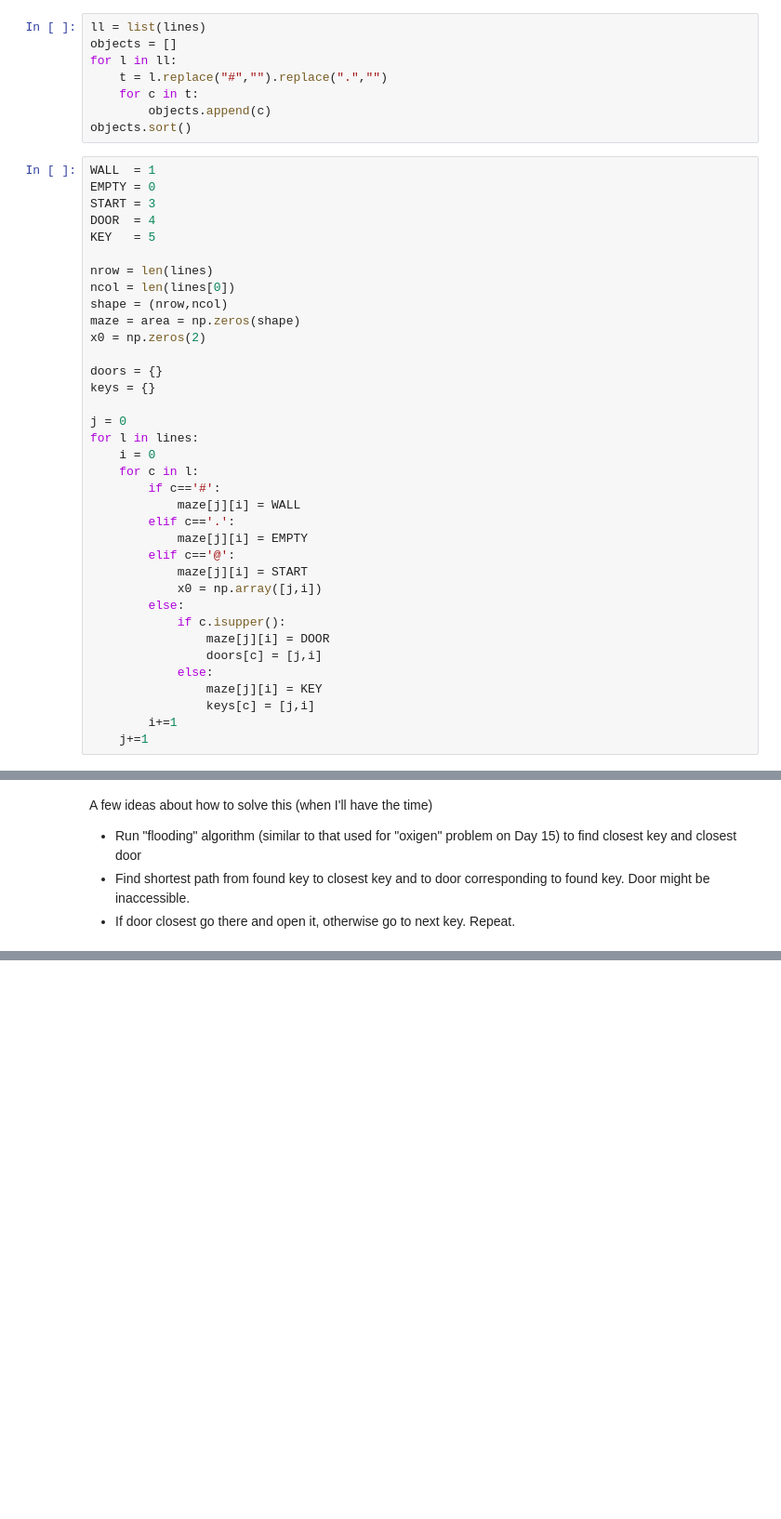
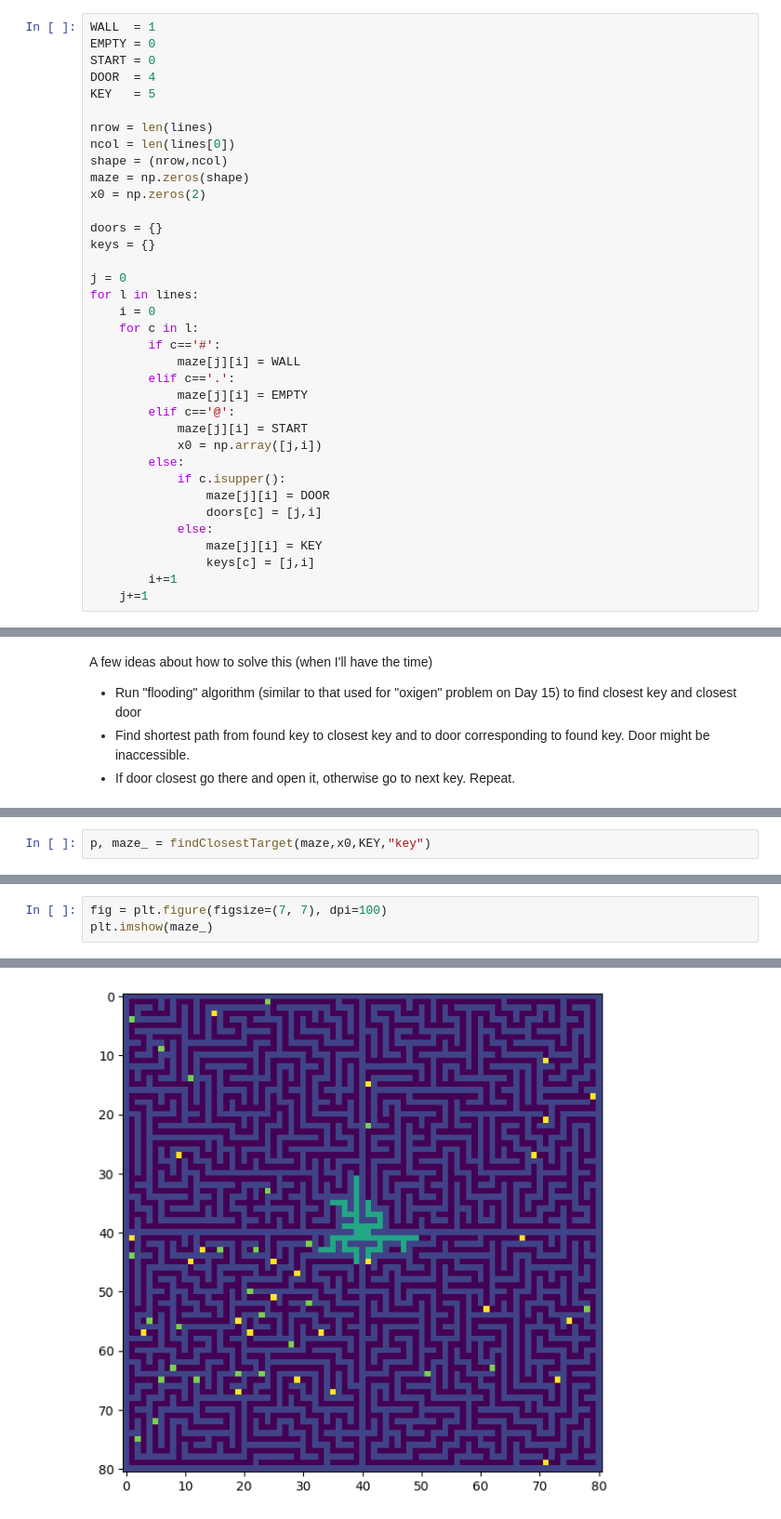
Before and after one commit to marcodelmastro/AdventOfCode2019, a Jupyter notebook: Day 18.ipynb, the cells around one changed output, grey strips where cells are left out. Shown: that part at 93% size. Saved outputs shown, nothing was run; the diff lists cells and outputs as text; blank space fills up the shorter version.

```diff
--- a/Day 18.ipynb
+++ b/Day 18.ipynb
@@ -27,25 +27,17 @@ lines
  '#.#######.###########.#######.###.#####.#.#######.#####.#####.###.#####.#.###.###',
  '#.....................#...........#.....#...............#.........#....t..#.....#',
  '#################################################################################']
-# %%
-ll = list(lines)
-objects = []
-for l in ll:
-    t = l.replace("#","").replace(".","")
-    for c in t:
-        objects.append(c)
-objects.sort()
 # %%
 WALL  = 1
 EMPTY = 0
-START = 3
+START = 0
 DOOR  = 4
 KEY   = 5
 
 nrow = len(lines)
 ncol = len(lines[0])
 shape = (nrow,ncol)
-maze = area = np.zeros(shape)
+maze = np.zeros(shape)
 x0 = np.zeros(2)
 
 doors = {}
@@ -85,0 +159,2 @@ A few ideas about how to solve this (when I'll have the time)
+# %%
+p, maze_ = findClosestTarget(maze,x0,KEY,"key")
@@ -85,0 +163,4 @@ A few ideas about how to solve this (when I'll have the time)
+# %%
+fig = plt.figure(figsize=(7, 7), dpi=100)
+plt.imshow(maze_)
+# %% [output]
@@ -85,0 +168 @@ A few ideas about how to solve this (when I'll have the time)
+[figure, added]
```
Also changed, not shown: parts of 6 cells of this notebook, 1 other file.
